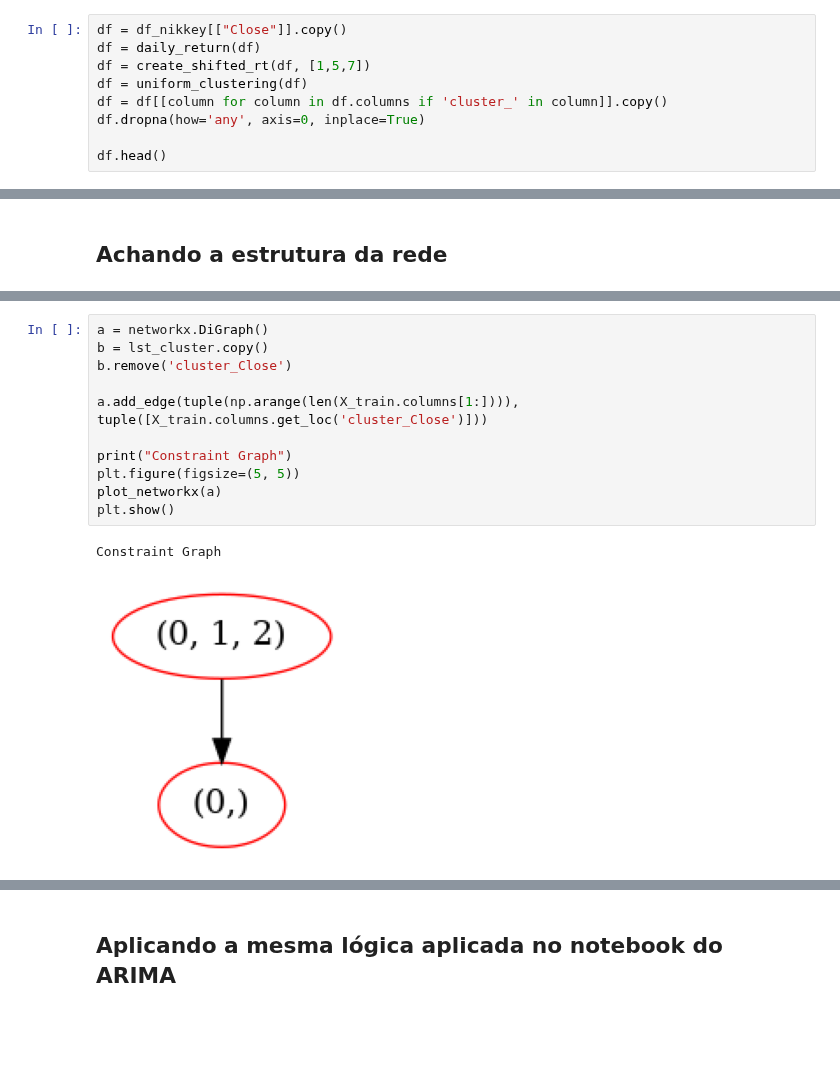
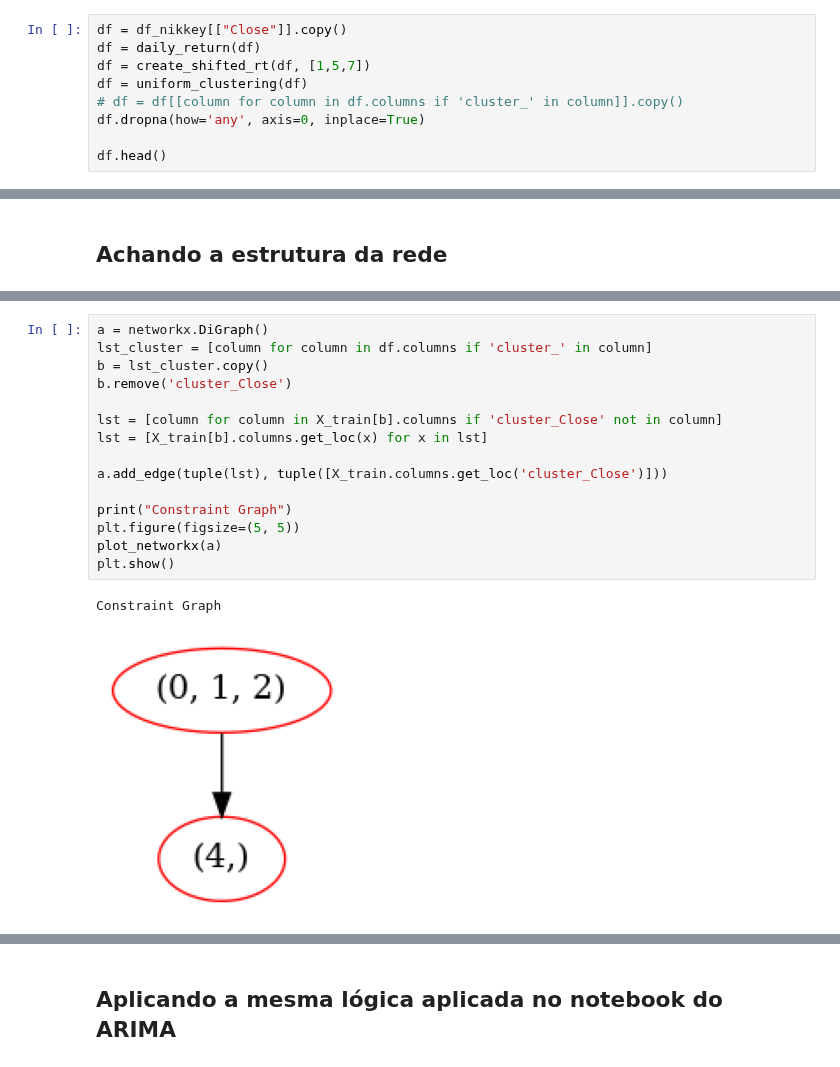
Before and after one commit to cafe-com-analytics/stock_market_index_daily_direction, a Jupyter notebook: notebooks/01_reproducing_paper_using_pomegranate.ipynb, the cells around one changed output, grey strips where cells are left out. Drawn from its saved outputs; the diff is of its cells as text; blank space fills up the shorter version.

```diff
--- a/notebooks/01_reproducing_paper_using_pomegranate.ipynb
+++ b/notebooks/01_reproducing_paper_using_pomegranate.ipynb
@@ -70,7 +70,7 @@ df = df_nikkey[["Close"]].copy()
 df = daily_return(df)
 df = create_shifted_rt(df, [1,5,7])
 df = uniform_clustering(df)
-df = df[[column for column in df.columns if 'cluster_' in column]].copy()
+# df = df[[column for column in df.columns if 'cluster_' in column]].copy()
 df.dropna(how='any', axis=0, inplace=True)
 
 df.head()
@@ -192,14 +213,18 @@ Constraint Graph
 # %%
 a = networkx.DiGraph()
+lst_cluster = [column for column in df.columns if 'cluster_' in column]
 b = lst_cluster.copy()
 b.remove('cluster_Close')
 
-a.add_edge(tuple(np.arange(len(X_train.columns[1:]))), tuple([X_train.columns.get_loc('cluster_Close')]))
+lst = [column for column in X_train[b].columns if 'cluster_Close' not in column]
+lst = [X_train[b].columns.get_loc(x) for x in lst]
+
+a.add_edge(tuple(lst), tuple([X_train.columns.get_loc('cluster_Close')]))
 
 print("Constraint Graph")
 plt.figure(figsize=(5, 5))
 plot_networkx(a)
 plt.show()
 # %% [output]
 Constraint Graph
-[figure, old version]
+[figure, new version]
```
Also changed, not shown: parts of 21 cells of this notebook, 7 other files.
